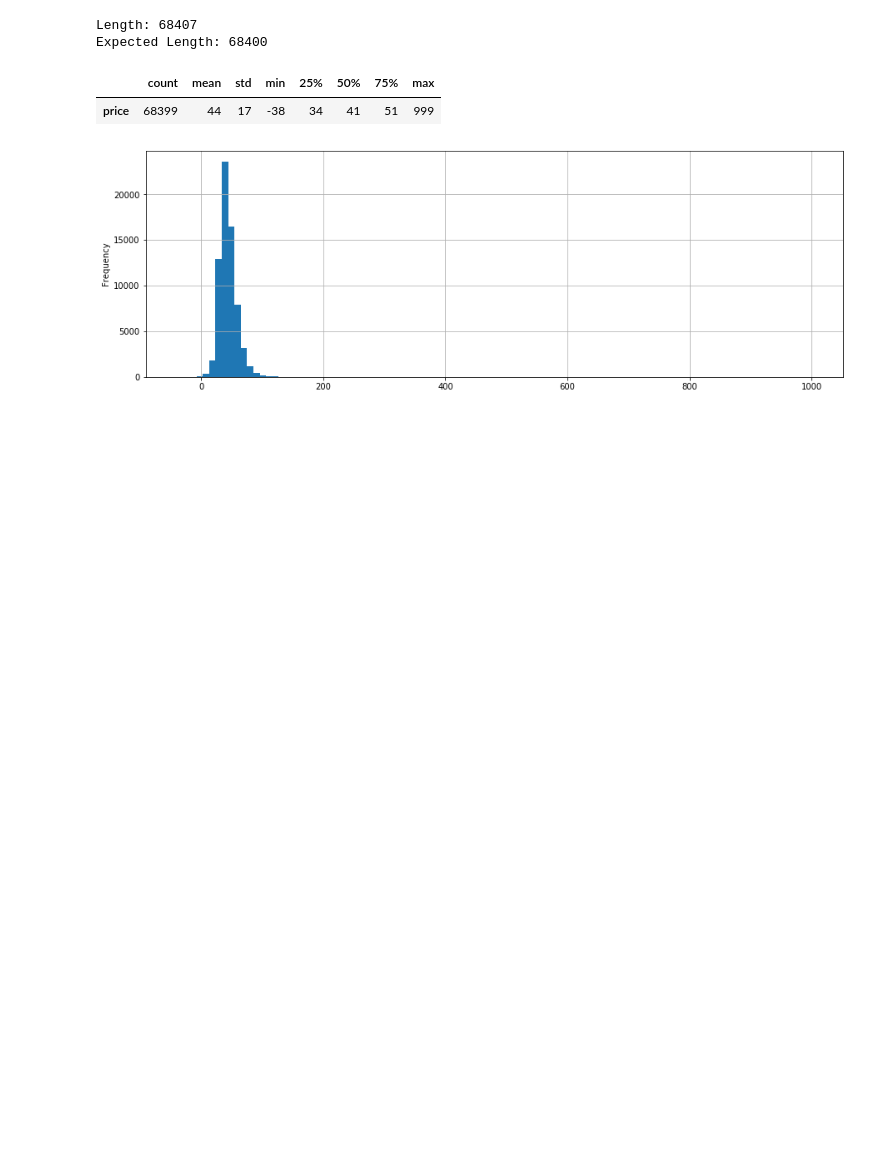
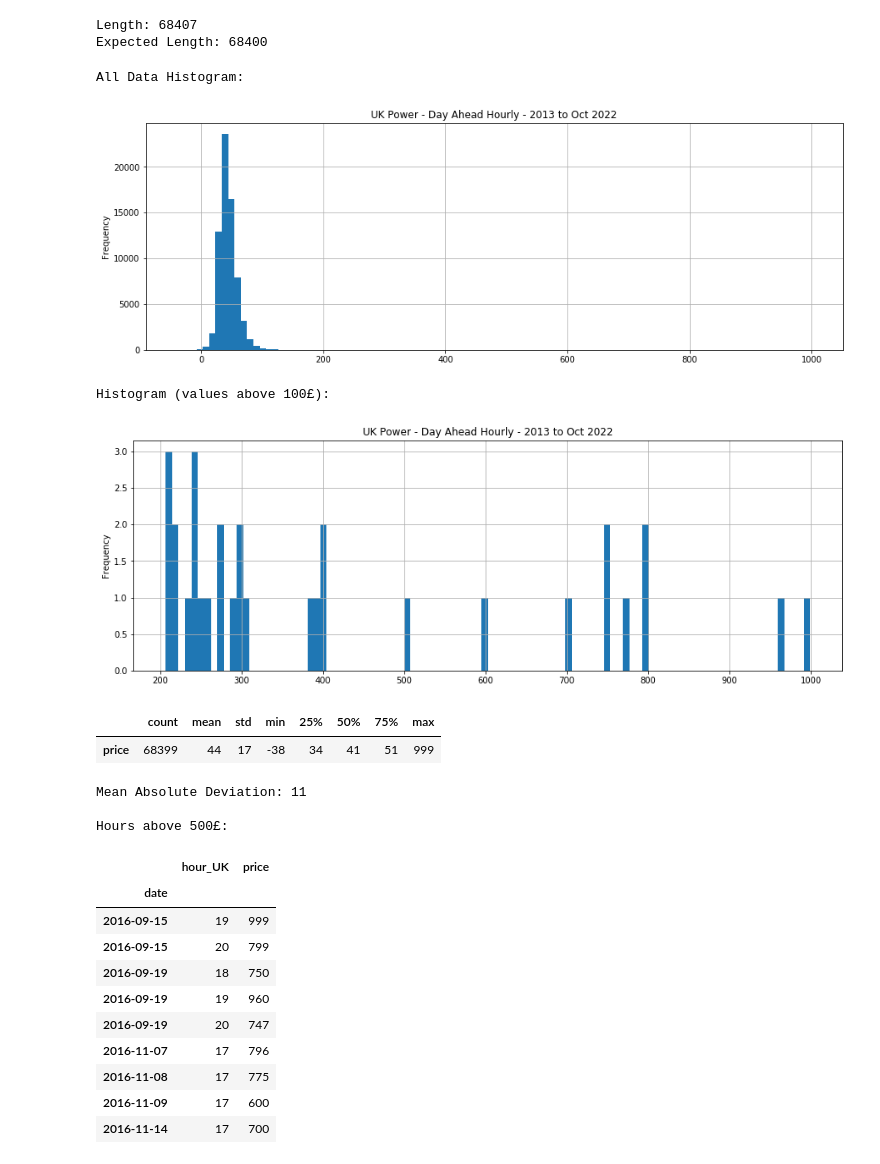
Before and after one commit to FergM/fattails, a Jupyter notebook: notebooks/Notebook-00 - Merge Power Price Data.ipynb, the cells around one changed output. Drawn from its saved outputs; the diff is of its cells as text; code cells hidden in the pictures; blank space fills up the shorter version.

Commit message:
Update NB00 plots and analysis

```diff
--- a/notebooks/Notebook-00 - Merge Power Price Data.ipynb
+++ b/notebooks/Notebook-00 - Merge Power Price Data.ipynb
@@ -125,7 +129,39 @@ df.to_csv(root+'2013_to_oct_2022.csv')
-# %%
-display(df.price.describe().to_frame().T.astype(int))
-df.price.plot.hist(bins=100, grid=True, figsize=[15,5]);
-# %% [output]
-|  | count | mean | std | min | 25% | 50% | 75% | max |
-| price | 68399 | 44 | 17 | -38 | 34 | 41 | 51 | 999 |
-[figure, removed]
+# %%
+# Print and Plot a summary
+title='UK Power - Day Ahead Hourly - 2013 to Oct 2022'
+print('\nAll Data Histogram:')
+df.price.plot.hist(bins=100, grid=True, figsize=[15,5], title=title);
+plt.show()
+
+print('Histogram (values above 100£):')
+ax = df.loc[df.price>200].price.plot.hist(bins=100, grid=True, figsize=[15,5], title=title);
+plt.show()
+
+display(df.price.describe().to_frame().T.astype(int))
+
+print('Mean Absolute Deviation:', round(df.price.mad()))
+
+# List Hours above 500£
+print('\nHours above 500£:')
+display(df.set_index('date').loc[df.set_index('date').price>500].drop(columns=['hour_EU']).astype(int))
+# %% [output]
+All Data Histogram:
+[figure, added]
+Histogram (values above 100£):
+[figure, added]
+|  | count | mean | std | min | 25% | 50% | 75% | max |
+| price | 68399 | 44 | 17 | -38 | 34 | 41 | 51 | 999 |
+Mean Absolute Deviation: 11
+
+Hours above 500£:
+|  | hour_UK | price |
+| date |  |  |
+| 2016-09-15 | 19 | 999 |
+| 2016-09-15 | 20 | 799 |
+| 2016-09-19 | 18 | 750 |
+| 2016-09-19 | 19 | 960 |
+| 2016-09-19 | 20 | 747 |
+| 2016-11-07 | 17 | 796 |
+| 2016-11-08 | 17 | 775 |
+| 2016-11-09 | 17 | 600 |
+| 2016-11-14 | 17 | 700 |
```
Also changed, not shown: parts of 4 cells of this notebook.
